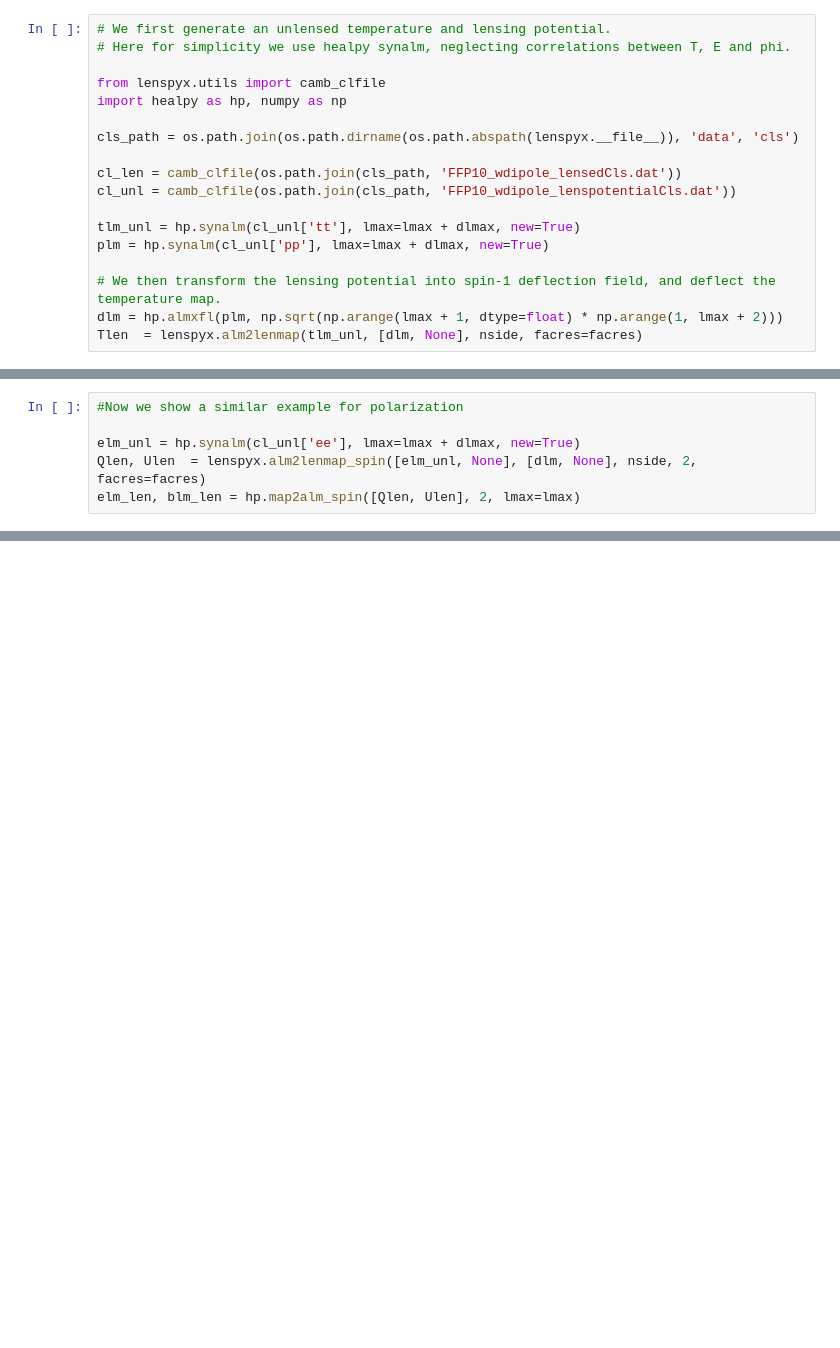
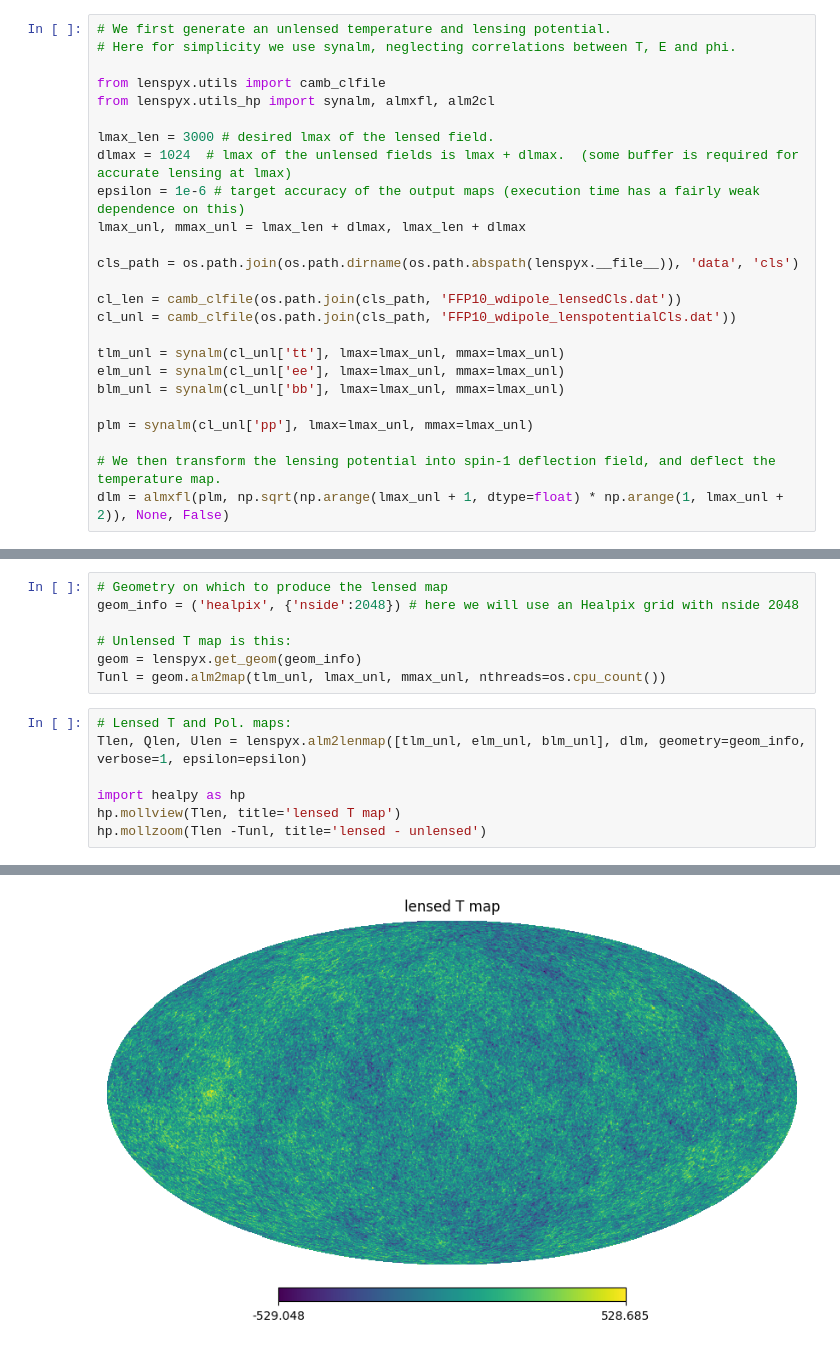
Before and after one commit to carronj/lenspyx, a Jupyter notebook: examples/demo_lenspyx.ipynb, the cells around one changed output, grey strips where cells are left out. Cells and saved outputs as stored; diff of their text form; blank space fills up the shorter version.

```diff
--- a/examples/demo_lenspyx.ipynb
+++ b/examples/demo_lenspyx.ipynb
@@ -28,18 +13,25 @@ facres = -1 # The lensed map of resolution is interpolated from a default high-r
 # %%
 # We first generate an unlensed temperature and lensing potential.
-# Here for simplicity we use healpy synalm, neglecting correlations between T, E and phi.
+# Here for simplicity we use synalm, neglecting correlations between T, E and phi.
 
 from lenspyx.utils import camb_clfile
-import healpy as hp, numpy as np
+from lenspyx.utils_hp import synalm, almxfl, alm2cl
+
+lmax_len = 3000 # desired lmax of the lensed field.
+dlmax = 1024  # lmax of the unlensed fields is lmax + dlmax.  (some buffer is required for accurate lensing at lmax)
+epsilon = 1e-6 # target accuracy of the output maps (execution time has a fairly weak dependence on this)
+lmax_unl, mmax_unl = lmax_len + dlmax, lmax_len + dlmax
 
 cls_path = os.path.join(os.path.dirname(os.path.abspath(lenspyx.__file__)), 'data', 'cls')
 
 cl_len = camb_clfile(os.path.join(cls_path, 'FFP10_wdipole_lensedCls.dat'))
 cl_unl = camb_clfile(os.path.join(cls_path, 'FFP10_wdipole_lenspotentialCls.dat'))
 
-tlm_unl = hp.synalm(cl_unl['tt'], lmax=lmax + dlmax, new=True)
-plm = hp.synalm(cl_unl['pp'], lmax=lmax + dlmax, new=True)
+tlm_unl = synalm(cl_unl['tt'], lmax=lmax_unl, mmax=lmax_unl)
+elm_unl = synalm(cl_unl['ee'], lmax=lmax_unl, mmax=lmax_unl)
+blm_unl = synalm(cl_unl['bb'], lmax=lmax_unl, mmax=lmax_unl)
+
+plm = synalm(cl_unl['pp'], lmax=lmax_unl, mmax=lmax_unl)
 
 # We then transform the lensing potential into spin-1 deflection field, and deflect the temperature map.
-dlm = hp.almxfl(plm, np.sqrt(np.arange(lmax + 1, dtype=float) * np.arange(1, lmax + 2)))
-Tlen  = lenspyx.alm2lenmap(tlm_unl, [dlm, None], nside, facres=facres)
+dlm = almxfl(plm, np.sqrt(np.arange(lmax_unl + 1, dtype=float) * np.arange(1, lmax_unl + 2)), None, False)
@@ -68,6 +37,0 @@ pl.legend()
-# %%
-#Now we show a similar example for polarization
-
-elm_unl = hp.synalm(cl_unl['ee'], lmax=lmax + dlmax, new=True)
-Qlen, Ulen  = lenspyx.alm2lenmap_spin([elm_unl, None], [dlm, None], nside, 2, facres=facres)
-elm_len, blm_len = hp.map2alm_spin([Qlen, Ulen], 2, lmax=lmax)
@@ -113,0 +38,15 @@ Assertion failure
+# %%
+# Geometry on which to produce the lensed map
+geom_info = ('healpix', {'nside':2048}) # here we will use an Healpix grid with nside 2048
+
+# Unlensed T map is this:
+geom = lenspyx.get_geom(geom_info)
+Tunl = geom.alm2map(tlm_unl, lmax_unl, mmax_unl, nthreads=os.cpu_count())
+# %%
+# Lensed T and Pol. maps:
+Tlen, Qlen, Ulen = lenspyx.alm2lenmap([tlm_unl, elm_unl, blm_unl], dlm, geometry=geom_info, verbose=1, epsilon=epsilon)
+
+import healpy as hp
+hp.mollview(Tlen, title='lensed T map')
+hp.mollzoom(Tlen -Tunl, title='lensed - unlensed')
+# %% [output]
@@ -113,0 +61 @@ Assertion failure
+[figure, added]
```
Also changed, not shown: parts of 16 cells of this notebook, 6 other files.
